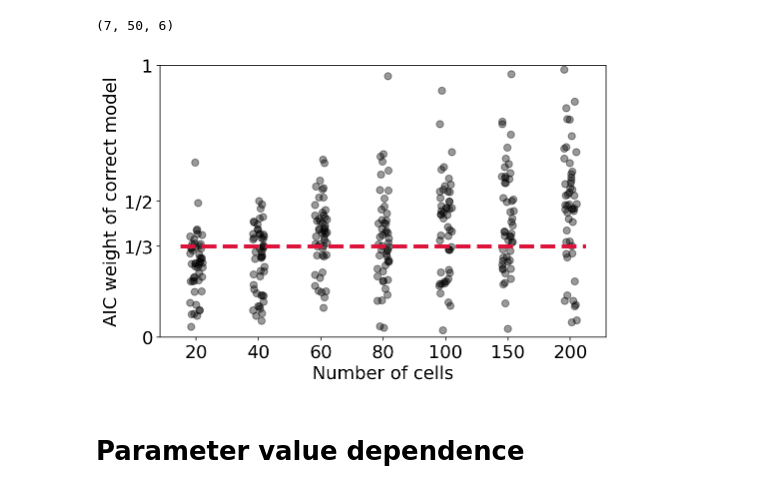
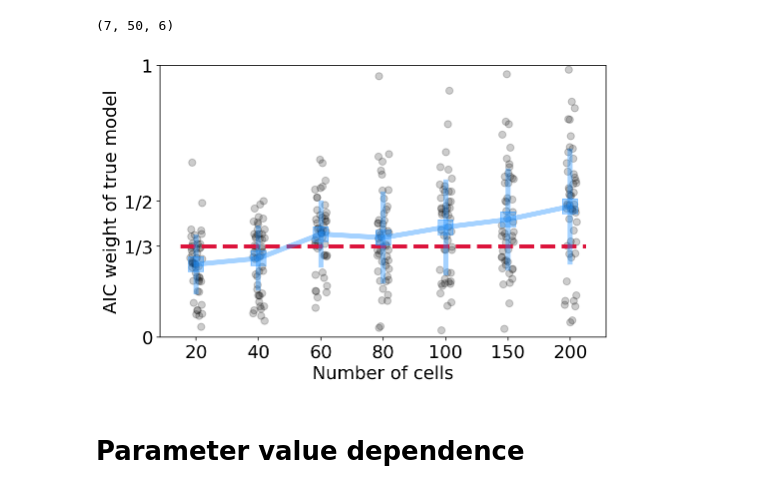
Before and after one commit to pachterlab/GVP_2023, a Jupyter notebook: gg230119_reactors.ipynb, the cells around one changed output. Saved outputs shown, nothing was run; the diff lists cells and outputs as text; code cells hidden in the pictures.

```diff
--- a/gg230119_reactors.ipynb
+++ b/gg230119_reactors.ipynb
@@ -817,16 +817,16 @@ norm_mean = np.log10(burst_size_values + [kinit,beta,gamma])
 switch_times = [0,1,3]
 n_cells = 200
 # %%
-res = parallelized_trial(n_cells,norm_std,norm_mean,T,switch_times,max_state_space_size,seed=2813308004,return_data=True)
+# res = parallelized_trial(n_cells,norm_std,norm_mean,T,switch_times,max_state_space_size,seed=2813308004,return_data=True)
 # %%
 # res = (fit_result,X,samples,initcond,
 #     t_true_sim,(t_uni,switch_times_uni),(t_exp,switch_times_exp),(t_lfr,switch_times_lfr))
 # %% [markdown]
 first dimension of x is cells! second is time points! don't forget this!
 # %%
-import pickle
-with open('./data/gg230222_reactors_1gene1cond.pickle', "wb") as logLfs:
-    pickle.dump(res, logLfs)
+# import pickle
+# with open('./data/gg230222_reactors_1gene1cond.pickle', "wb") as logLfs:
+#     pickle.dump(res, logLfs)
 # %%
 import pickle
 with open('./data/gg230222_reactors_1gene1cond.pickle', "rb") as logLfs:
@@ -1110,13 +1121,13 @@ switch_times = [0,1,3]
 n_cells_vec = [20,40,60,80,100,150,200]
 # %%
 
-res = []
-for n_cells in n_cells_vec:
-    parfun = lambda seed: parallelized_trial(n_cells,norm_std,norm_mean,T,switch_times,max_state_space_size,seed)
-    res_nc = parallelize(
-        parfun,
-        np.arange(n_trials),
-        n_cores,
-        n_trials,
-        use_tqdm=True)
-    res.append(res_nc)
+# res = []
+# for n_cells in n_cells_vec:
+#     parfun = lambda seed: parallelized_trial(n_cells,norm_std,norm_mean,T,switch_times,max_state_space_size,seed)
+#     res_nc = parallelize(
+#         parfun,
+#         np.arange(n_trials),
+#         n_cores,
+#         n_trials,
+#         use_tqdm=True)
+#     res.append(res_nc)
@@ -1131,7 +1134,7 @@ Parallelization complete.
 # %%
-import pickle
-with open('./data/gg230222_reactors_1gene.pickle', "wb") as logLfs:
-    pickle.dump(res, logLfs)
+# import pickle
+# with open('./data/gg230222_reactors_1gene.pickle', "wb") as logLfs:
+#     pickle.dump(res, logLfs)
 # %%
 import pickle
 with open('./data/gg230222_reactors_1gene.pickle', "rb") as logLfs:
@@ -1156,20 +1161,25 @@ AIC /= AIC.sum(2)[:,:,None]
 # %%
 fig1,ax1 = plt.subplots(1,1,figsize=dims)
 # nC = [20,50,100]
 for k in range(len(n_cells_vec)):
-    plt.scatter(k+(np.random.rand(n_trials)-0.5)/5, AIC[k,:,0],50,'k',alpha=0.4)
+    plt.scatter(k+(np.random.rand(n_trials)-0.5)/5, AIC[k,:,0],50,'k',alpha=0.2)
 ax1.set_xticks(np.arange(len(n_cells_vec)),n_cells_vec,fontsize=fs)
 ax1.set_xlabel('Number of cells',fontsize=fs)
-ax1.set_ylabel('AIC weight of correct model',fontsize=fs)
+ax1.set_ylabel('AIC weight of true model',fontsize=fs)
 plt.plot([-0.25,len(n_cells_vec)-0.75],[1/3]*2,'--',color='crimson',linewidth=4)
+# plt.plot(np.arange(len(n_cells_vec)),np.median(AIC[:,:,0],1).squeeze()
+#              ,linewidth=5,color='dodgerblue',alpha=0.4)
+
+plt.errorbar(np.arange(len(n_cells_vec)),AIC[:,:,0].mean(1).squeeze(),
+             AIC[:,:,0].std(1).squeeze(),linewidth=5,color='dodgerblue',alpha=0.4,markersize=15,fmt='s-')
 ax1.set_yticks([0,1/3,1/2,1],('0','1/3','1/2','1'),fontsize=fs)
 
 plt.ylim([0,1])
 # plt.legend()
 plt.savefig('figs/fig4c.png',dpi=450)
 plt.savefig('figs/fig4c.pdf')
 # %% [output]
-[figure, old version]
+[figure, new version]
 # %% [markdown]
 # Parameter value dependence
 # %%
```
Also changed, not shown: parts of 30 cells of this notebook, 10 other files.
